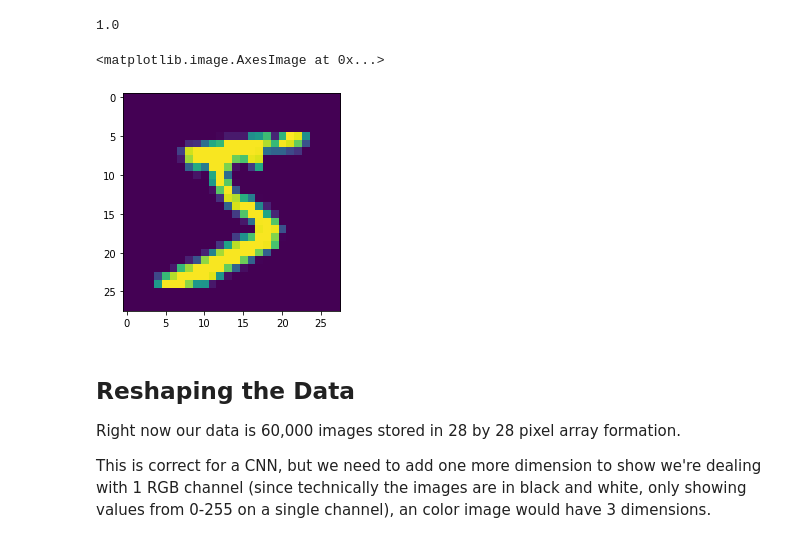
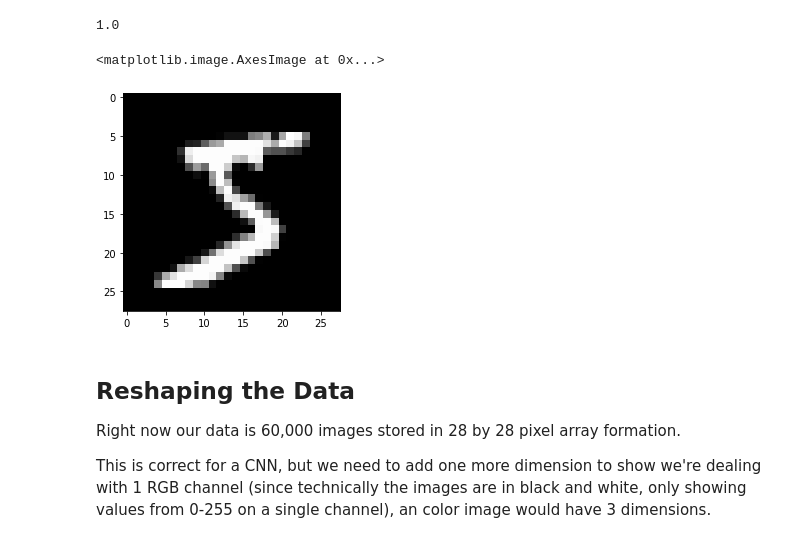
Before and after one commit to Hari31416/Data-Sciences, a Jupyter notebook: Notes/Notes4/04-CNNs/01-Keras-CNN-MNIST.ipynb, the cells around one changed output. Cells and saved outputs as stored; diff of their text form; code cells hidden in the pictures.

```diff
--- a/Notes/Notes4/04-CNNs/01-Keras-CNN-MNIST.ipynb
+++ b/Notes/Notes4/04-CNNs/01-Keras-CNN-MNIST.ipynb
@@ -118,10 +115,10 @@ scaled_single.max()
 # %% [output]
 1.0
 # %%
-plt.imshow(scaled_single)
+plt.imshow(scaled_single, cmap = 'gray')
 # %% [output]
 <matplotlib.image.AxesImage at 0x...>
-[figure, old version]
+[figure, new version]
 # %% [markdown]
 ## Reshaping the Data
 
```
Also changed, not shown: parts of 24 cells of this notebook, 46 other files.
